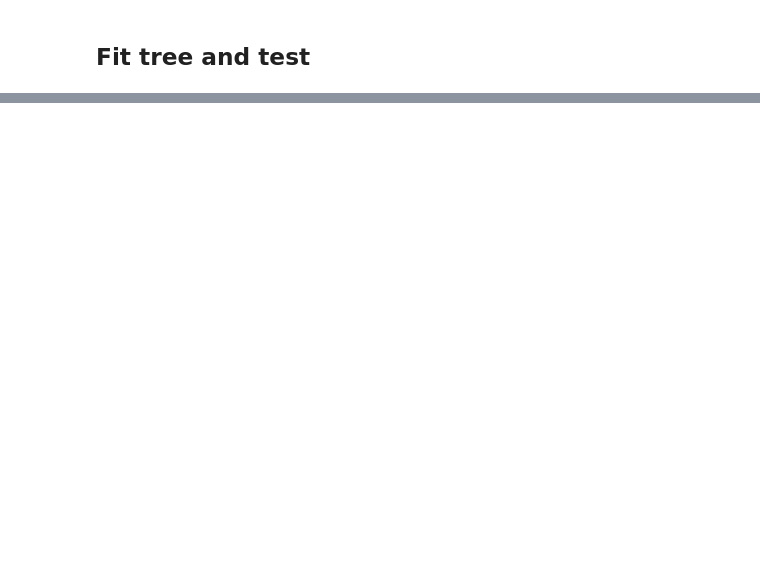
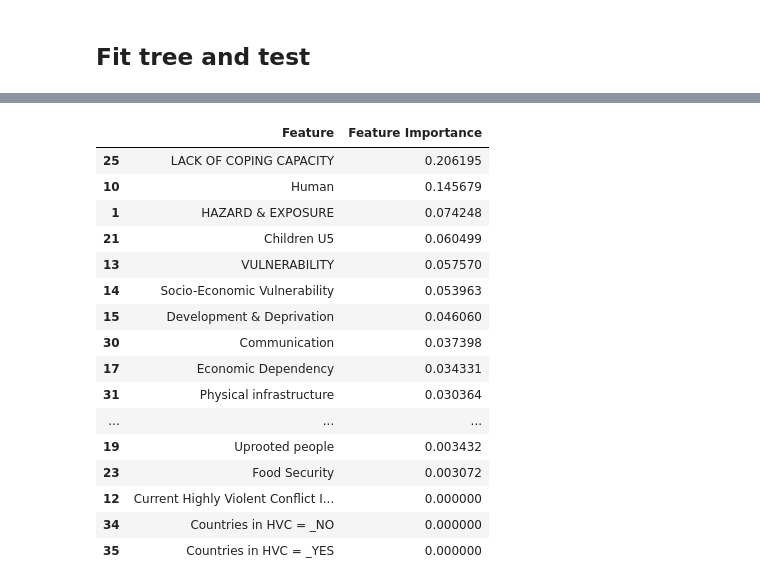
Before and after one commit to eleanoralvarez/Predicting-Humanitarian-Crisis, a Jupyter notebook: EDA-RISK2024.ipynb, the cells around one changed output, grey strips where cells are left out. Saved outputs shown, nothing was run; the diff lists cells and outputs as text; code cells hidden in the pictures; blank space fills up the shorter version.

```diff
--- a/EDA-RISK2024.ipynb
+++ b/EDA-RISK2024.ipynb
@@ -224,0 +315,6 @@ display(feature_importances)
+# %%
+from sklearn.preprocessing import LabelEncoder
+
+le = LabelEncoder()
+Y_train = le.fit_transform(Y_train)
+Y_test= le.fit_transform(Y_test)
@@ -224,0 +331,9 @@ display(feature_importances)
+# %%
+boost=XGBClassifier()
+boost.fit(X_train, Y_train)
+
+print('Train score: '+str(boost.score(X_train,Y_train)))
+print('Test score: '+str(boost.score(X_test,Y_test)))
+
+predictions = boost.predict(X_test)
+print(classification_report(Y_test, predictions))
@@ -224,0 +354,21 @@ display(feature_importances)
+# %%
+feature_importances=pd.DataFrame({'Feature':X.columns,'Feature Importance':boost.feature_importances_}).sort_values(by='Feature Importance', ascending=False)
+display(feature_importances)
+# %% [output]
+|  | Feature | Feature Importance |
+| 25 | LACK OF COPING CAPACITY | 0.206195 |
+| 10 | Human | 0.145679 |
+| 1 | HAZARD & EXPOSURE | 0.074248 |
+| 21 | Children U5 | 0.060499 |
+| 13 | VULNERABILITY | 0.057570 |
+| 14 | Socio-Economic Vulnerability | 0.053963 |
+| 15 | Development & Deprivation | 0.046060 |
+| 30 | Communication | 0.037398 |
+| 17 | Economic Dependency | 0.034331 |
+| 31 | Physical infrastructure | 0.030364 |
+| ... | ... | ... |
+| 19 | Uprooted people | 0.003432 |
+| 23 | Food Security | 0.003072 |
+| 12 | Current Highly Violent Conflict I... | 0.000000 |
+| 34 | Countries in HVC = _NO | 0.000000 |
+| 35 | Countries in HVC = _YES | 0.000000 |
```
Also changed, not shown: parts of 19 cells of this notebook, 10 other files.
